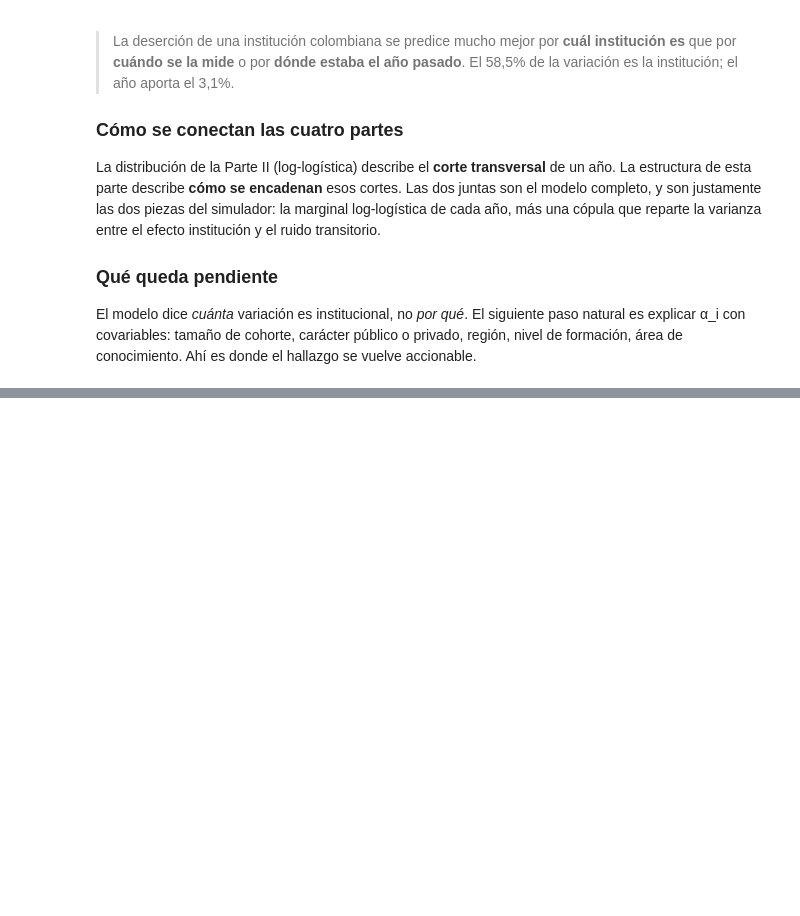
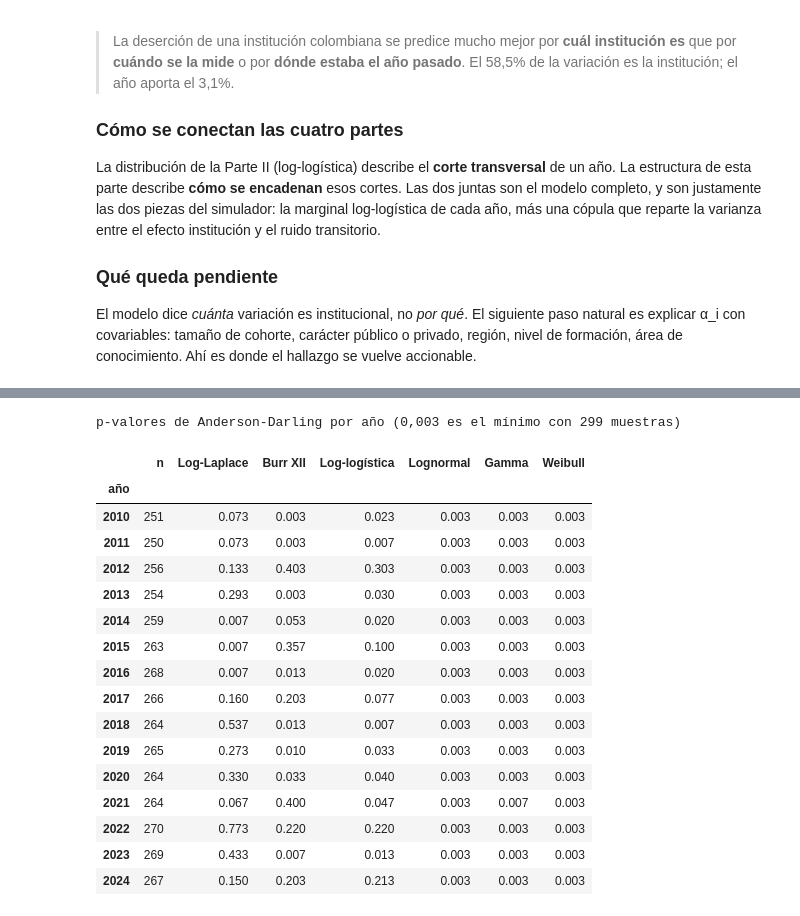
Before and after one commit to Nicolaserd/desercion-ies-colombia, a Jupyter notebook: DISPERSION_DESERCION.ipynb, the cells around one changed output, grey strips where cells are left out. Drawn from its saved outputs; the diff is of its cells as text; code cells hidden in the pictures; blank space fills up the shorter version.

```diff
--- a/DISPERSION_DESERCION.ipynb
+++ b/DISPERSION_DESERCION.ipynb
@@ -1827,0 +1879,45 @@ se vuelve accionable.
+# %%
+FAMILIAS_AUD = [
+    ("Log-Laplace", stats.loglaplace, {"loc": 0}),
+    ("Burr XII", stats.burr12, {"loc": 0}),
+    ("Log-logística", stats.fisk, {"loc": 0}),
+    ("Lognormal", stats.lognorm, {"loc": 0}),
+    ("Gamma", stats.gamma, {"loc": 0}),
+    ("Weibull", stats.weibull_min, {"loc": 0}),
+]
+
+filas_aud = []
+for a_, g_ in dat.groupby("anio"):
+    v = g_["tasa"].to_numpy()
+    fila = {"año": a_, "n": len(v)}
+    for nom, dist, known in FAMILIAS_AUD:
+        try:
+            fila[nom] = stats.goodness_of_fit(
+                dist, v, known_params=known, statistic="ad",
+                n_mc_samples=299, random_state=11).pvalue
+        except Exception:
+            fila[nom] = np.nan
+    filas_aud.append(fila)
+
+AUD = pd.DataFrame(filas_aud).set_index("año")
+print("p-valores de Anderson-Darling por año (0,003 es el mínimo con 299 muestras)\n")
+AUD.round(3)
+# %% [output]
+p-valores de Anderson-Darling por año (0,003 es el mínimo con 299 muestras)
+|  | n | Log-Laplace | Burr XII | Log-logística | Lognormal | Gamma | Weibull |
+| año |  |  |  |  |  |  |  |
+| 2010 | 251 | 0.073 | 0.003 | 0.023 | 0.003 | 0.003 | 0.003 |
+| 2011 | 250 | 0.073 | 0.003 | 0.007 | 0.003 | 0.003 | 0.003 |
+| 2012 | 256 | 0.133 | 0.403 | 0.303 | 0.003 | 0.003 | 0.003 |
+| 2013 | 254 | 0.293 | 0.003 | 0.030 | 0.003 | 0.003 | 0.003 |
+| 2014 | 259 | 0.007 | 0.053 | 0.020 | 0.003 | 0.003 | 0.003 |
+| 2015 | 263 | 0.007 | 0.357 | 0.100 | 0.003 | 0.003 | 0.003 |
+| 2016 | 268 | 0.007 | 0.013 | 0.020 | 0.003 | 0.003 | 0.003 |
+| 2017 | 266 | 0.160 | 0.203 | 0.077 | 0.003 | 0.003 | 0.003 |
+| 2018 | 264 | 0.537 | 0.013 | 0.007 | 0.003 | 0.003 | 0.003 |
+| 2019 | 265 | 0.273 | 0.010 | 0.033 | 0.003 | 0.003 | 0.003 |
+| 2020 | 264 | 0.330 | 0.033 | 0.040 | 0.003 | 0.003 | 0.003 |
+| 2021 | 264 | 0.067 | 0.400 | 0.047 | 0.003 | 0.007 | 0.003 |
+| 2022 | 270 | 0.773 | 0.220 | 0.220 | 0.003 | 0.003 | 0.003 |
+| 2023 | 269 | 0.433 | 0.007 | 0.013 | 0.003 | 0.003 | 0.003 |
+| 2024 | 267 | 0.150 | 0.203 | 0.213 | 0.003 | 0.003 | 0.003 |
```
Also changed, not shown: parts of 24 cells of this notebook, 7 other files.
